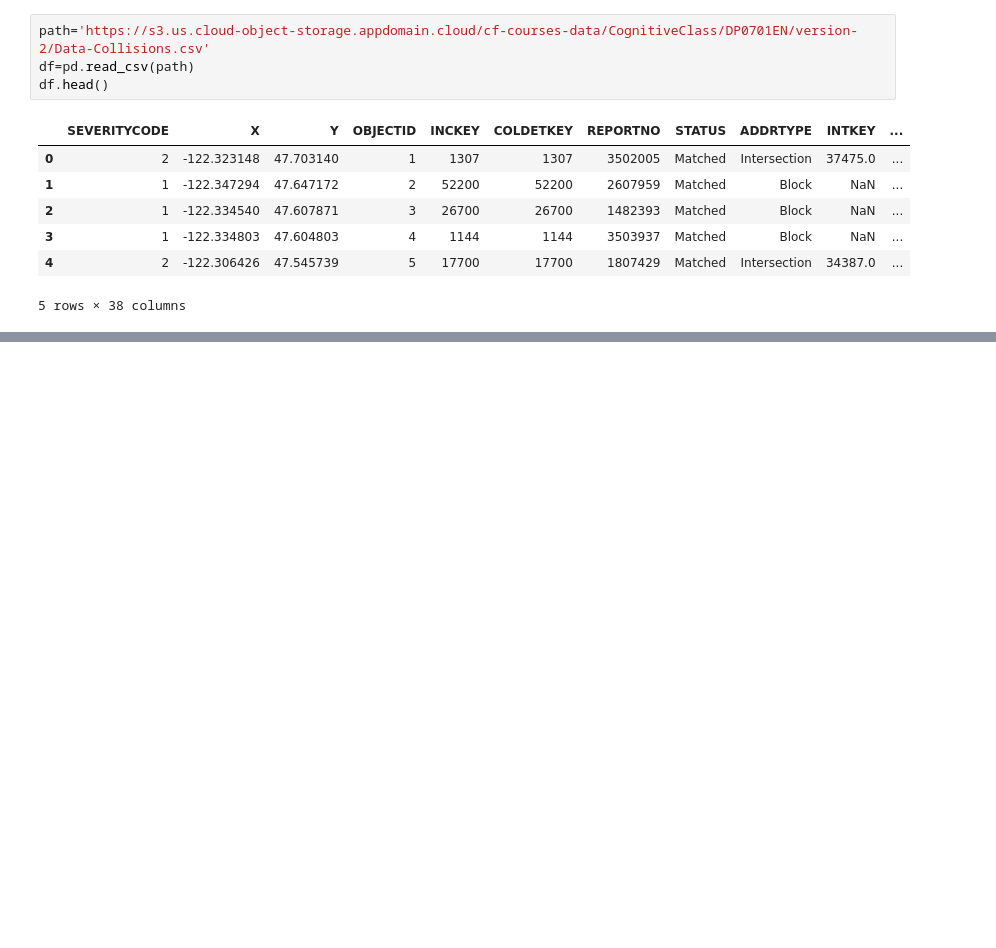
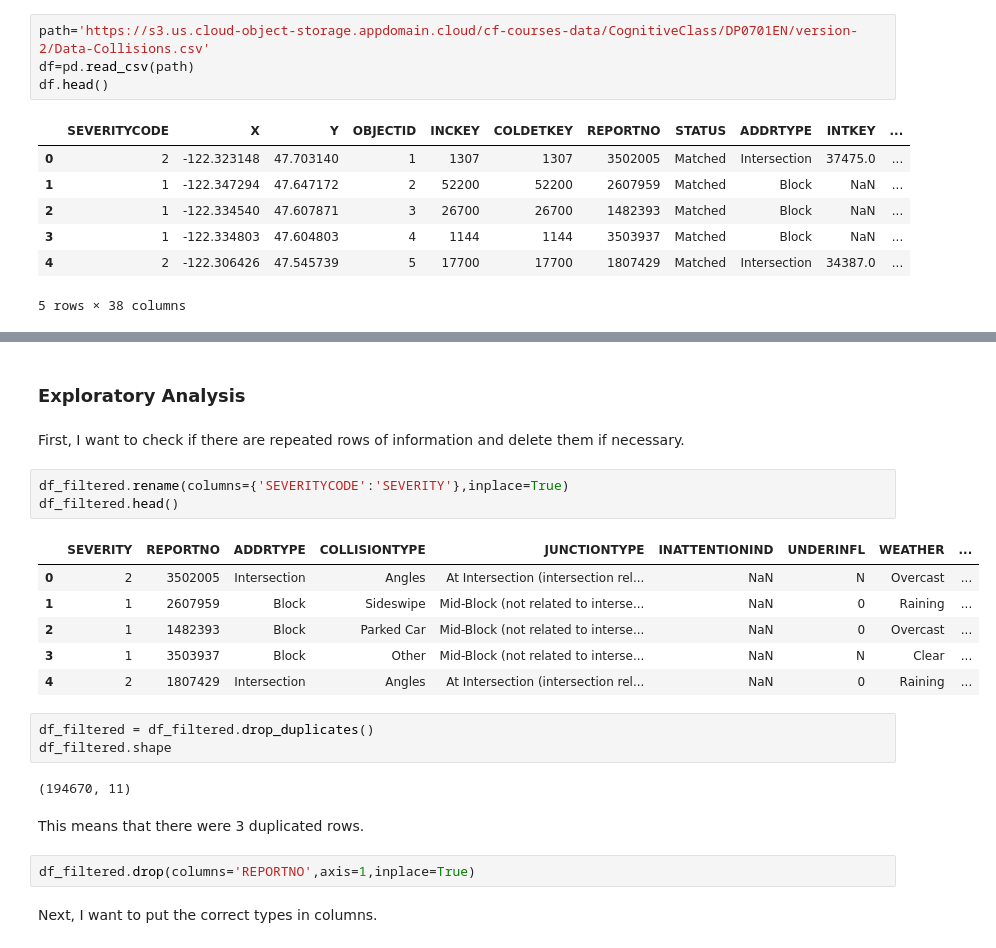
Before and after one commit to emiliopm1997/Coursera_Capstone, a Jupyter notebook: CAPSTONE Project.ipynb, the cells around one changed output, grey strips where cells are left out. Saved outputs shown, nothing was run; the diff lists cells and outputs as text; blank space fills up the shorter version.

```diff
--- a/CAPSTONE Project.ipynb
+++ b/CAPSTONE Project.ipynb
@@ -40,0 +55,25 @@ Name: SEVERITYCODE, dtype: int64
+# %% [markdown]
+### Exploratory Analysis
+# %% [markdown]
+First, I want to check if there are repeated rows of information and delete them if necessary.
+# %%
+df_filtered.rename(columns={'SEVERITYCODE':'SEVERITY'},inplace=True)
+df_filtered.head()
+# %% [output]
+|  | SEVERITY | REPORTNO | ADDRTYPE | COLLISIONTYPE | JUNCTIONTYPE | INATTENTIONIND | UNDERINFL | WEATHER | ... |
+| 0 | 2 | 3502005 | Intersection | Angles | At Intersection (intersection rel... | NaN | N | Overcast | ... |
+| 1 | 1 | 2607959 | Block | Sideswipe | Mid-Block (not related to interse... | NaN | 0 | Raining | ... |
+| 2 | 1 | 1482393 | Block | Parked Car | Mid-Block (not related to interse... | NaN | 0 | Overcast | ... |
+| 3 | 1 | 3503937 | Block | Other | Mid-Block (not related to interse... | NaN | N | Clear | ... |
+| 4 | 2 | 1807429 | Intersection | Angles | At Intersection (intersection rel... | NaN | 0 | Raining | ... |
+# %%
+df_filtered = df_filtered.drop_duplicates()
+df_filtered.shape
+# %% [output]
+(194670, 11)
+# %% [markdown]
+This means that there were 3 duplicated rows.
+# %%
+df_filtered.drop(columns='REPORTNO',axis=1,inplace=True)
+# %% [markdown]
+Next, I want to put the correct types in columns.
```
Also changed, not shown: parts of 32 cells of this notebook.
